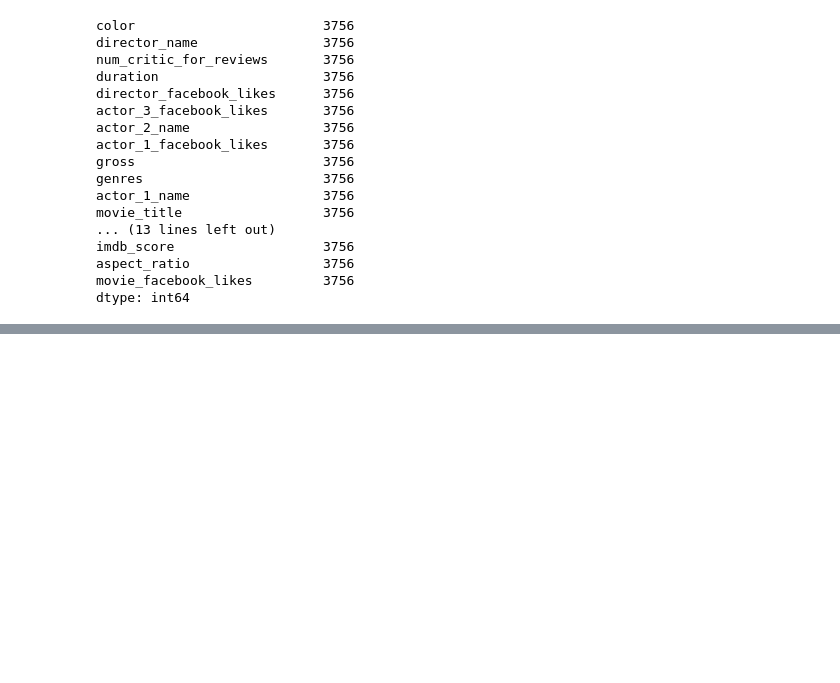
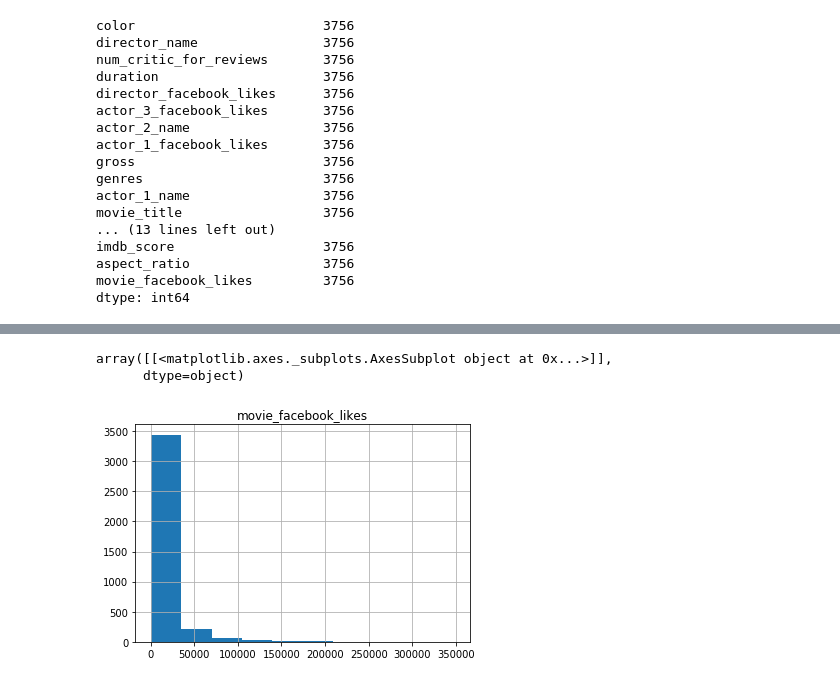
Before and after one commit to BrittanyClemmons/project_one, a Jupyter notebook: project_one_movie_analysis_leo.ipynb, the cells around one changed output, grey strips where cells are left out. Cells and saved outputs as stored; diff of their text form; code cells hidden in the pictures; blank space fills up the shorter version.

```diff
--- a/project_one_movie_analysis_leo.ipynb
+++ b/project_one_movie_analysis_leo.ipynb
@@ -70,0 +197,6 @@ AttributeError: module 'matplotlib' has no attribute 'pie'
+# %%
+df_clean.hist("movie_facebook_likes")
+# %% [output]
+array([[<matplotlib.axes._subplots.AxesSubplot object at 0x...>]],
+      dtype=object)
+[figure, added]
```
Also changed, not shown: parts of 23 cells of this notebook.
